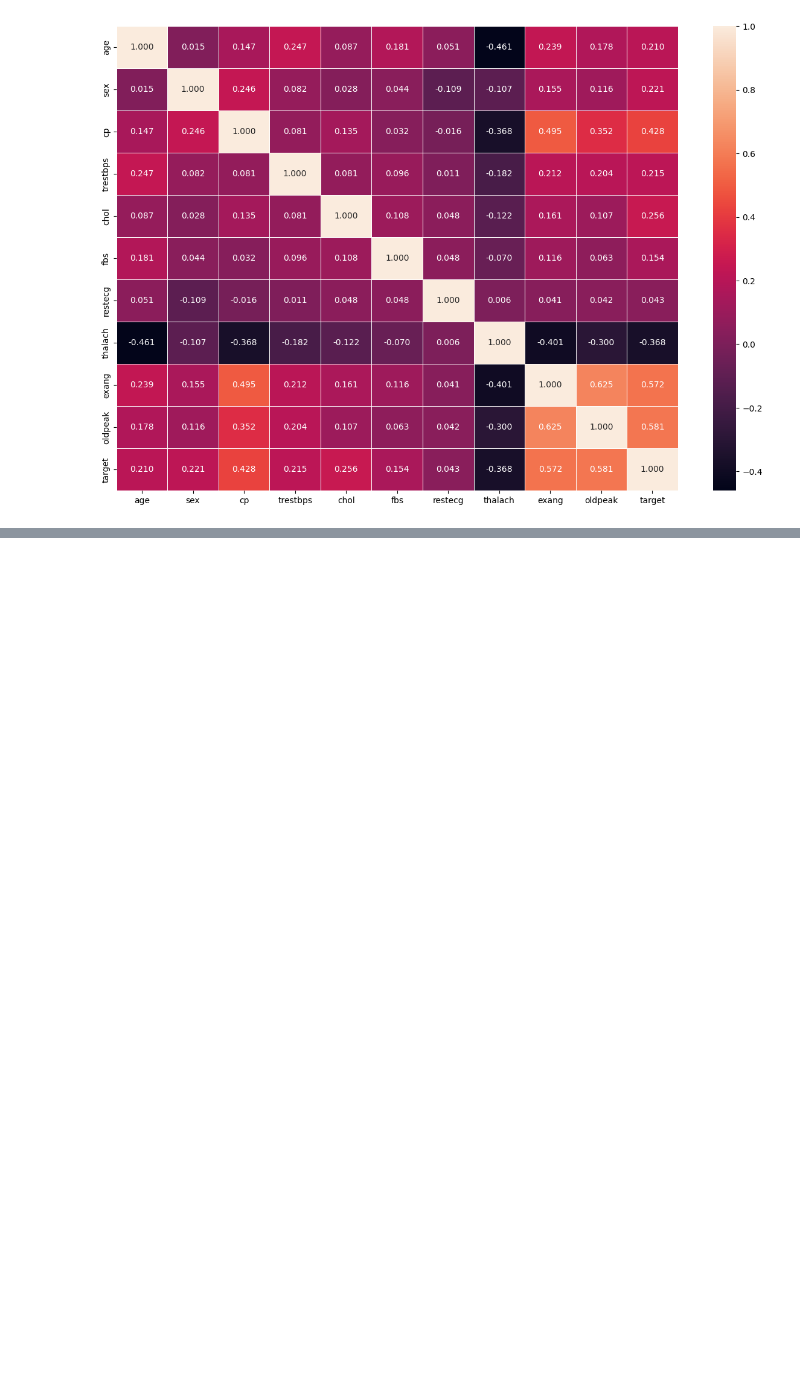
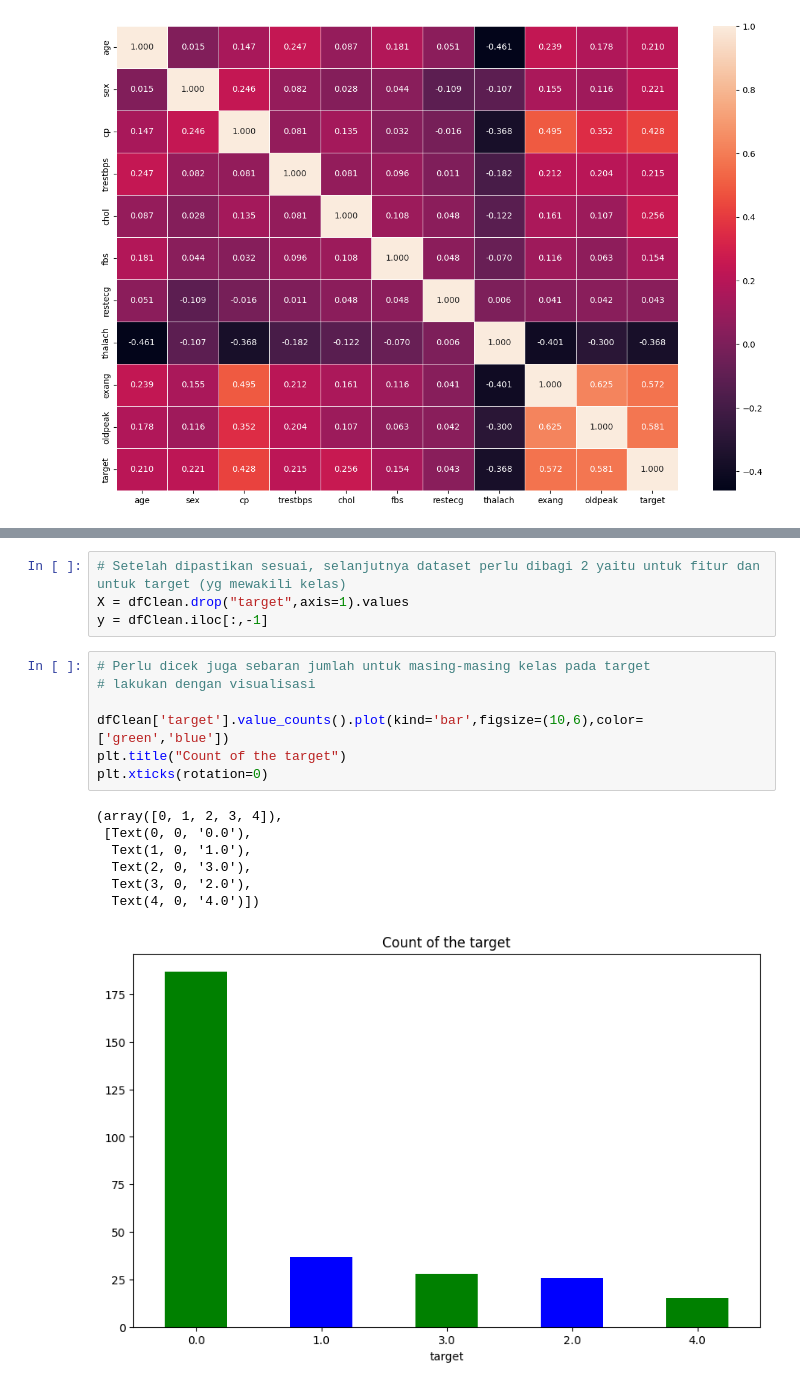
Before and after one commit to Badroll/BKDS02-12549, a Jupyter notebook: BK_Hungarian.ipynb, the cells around one changed output, grey strips where cells are left out. Saved outputs shown, nothing was run; the diff lists cells and outputs as text; blank space fills up the shorter version.

```diff
--- a/BK_Hungarian.ipynb
+++ b/BK_Hungarian.ipynb
@@ -431,0 +458,19 @@ sns.heatmap(cor_mat,annot=True,linewidths=0.5,fmt=".3f")
+# %%
+# Setelah dipastikan sesuai, selanjutnya dataset perlu dibagi 2 yaitu untuk fitur dan untuk target (yg mewakili kelas)
+X = dfClean.drop("target",axis=1).values
+y = dfClean.iloc[:,-1]
+# %%
+# Perlu dicek juga sebaran jumlah untuk masing-masing kelas pada target
+# lakukan dengan visualisasi
+
+dfClean['target'].value_counts().plot(kind='bar',figsize=(10,6),color=['green','blue'])
+plt.title("Count of the target")
+plt.xticks(rotation=0)
+# %% [output]
+(array([0, 1, 2, 3, 4]),
+ [Text(0, 0, '0.0'),
+  Text(1, 0, '1.0'),
+  Text(2, 0, '3.0'),
+  Text(3, 0, '2.0'),
+  Text(4, 0, '4.0')])
+[figure, added]
```
Also changed, not shown: parts of 49 cells of this notebook, 1 other file.
